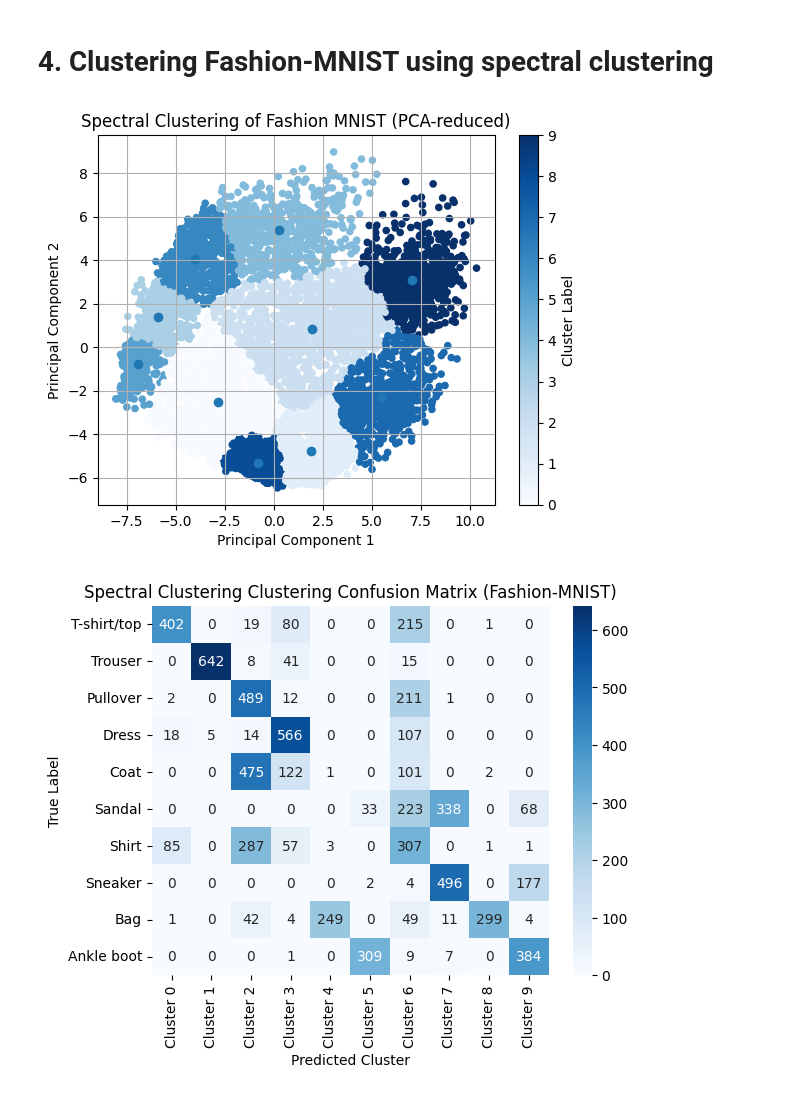
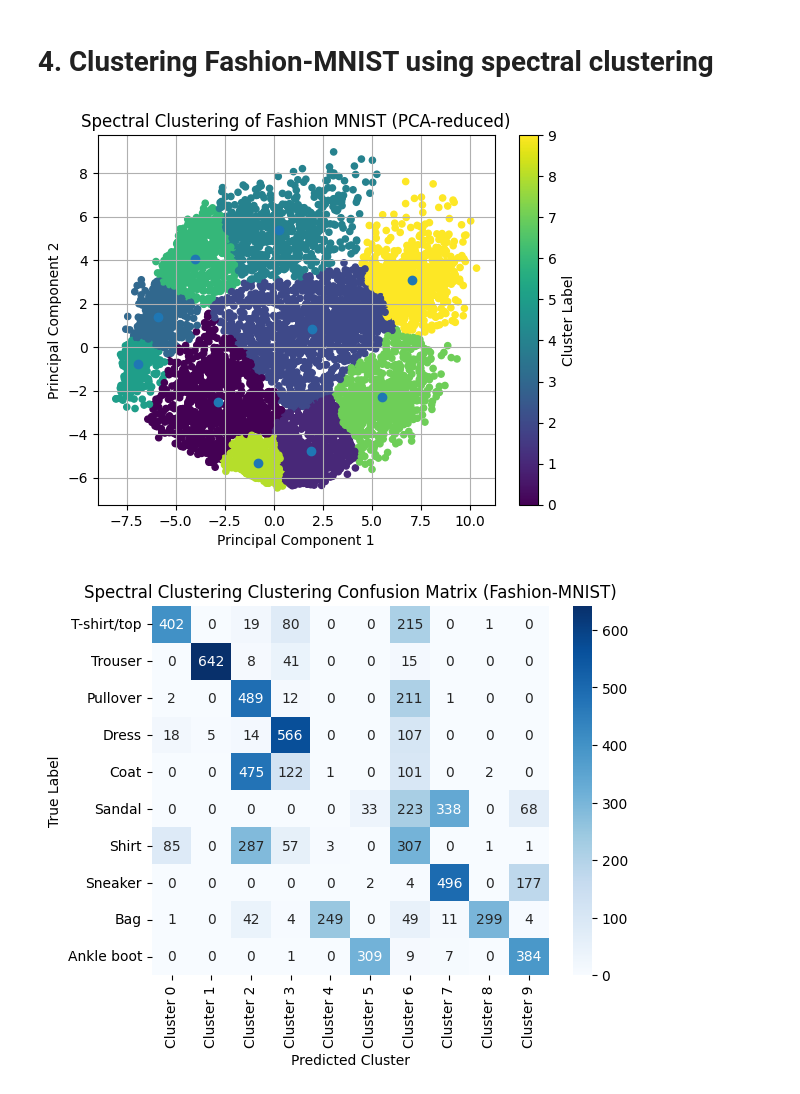
Before and after one commit to Shinyhunter95/math-data-science-course-Project2, a Jupyter notebook: project2.ipynb, the cells around one changed output. Saved outputs shown, nothing was run; the diff lists cells and outputs as text; code cells hidden in the pictures.

```diff
--- a/project2.ipynb
+++ b/project2.ipynb
@@ -314,40 +287,40 @@ X_10_flat = X_10.reshape(X_10.shape[0], -1)
 #Normalize the pixel values
 X_10_normalized = X_10_flat / 255.0
 
+#There are 10 clusters in the data
 n_clusters = 10
 
+#Clustering
 spectral_clustering = SpectralClustering(
     n_clusters=n_clusters,
     affinity='nearest_neighbors',
     n_neighbors=10,
     assign_labels='kmeans',
     random_state=0,
-    n_init=10 # Number of times the k-means algorithm is run with different centroid seeds
-)
+    n_init=10)
 
 spectral_clustering.fit(X_10_normalized)
 spectral_clustering_labels = spectral_clustering.labels_
 
-pca = PCA(n_components=2)  # Reduce to 2 components for 2D scatter plot visualization
+#Reduce to 2 components for plotting
+pca = PCA(n_components=2)
 X_10_normalized_reduced = pca.fit_transform(X_10_normalized)
 
-# Fit the model and get cluster labels
+#Fit the model and get cluster labels
 labels_reduced = spectral_clustering.fit_predict(X_10_normalized_reduced)
 
 cluster_centers = []
 for i in range(n_clusters):
     cluster_points = X_pca[labels_reduced == i]
-    if len(cluster_points) > 0: # Check if cluster is not empty
+    if len(cluster_points) > 0: #Check if cluster is not empty
         cluster_centers.append(np.mean(cluster_points, axis=0))
     else:
-        cluster_centers.append(np.array([np.nan, np.nan])) # Handle empty clusters
+        cluster_centers.append(np.array([np.nan, np.nan])) #Handle empty clusters
 cluster_centers = np.array(cluster_centers)
 
-
-
-# 4. Create Scatter Plot
+#Scatter Plot
 plt.figure()
-scatter = plt.scatter(X_10_normalized_reduced[:, 0], X_10_normalized_reduced[:, 1], c=labels_reduced, cmap='Blues', s=20)
+scatter = plt.scatter(X_10_normalized_reduced[:, 0], X_10_normalized_reduced[:, 1], c=labels_reduced, cmap='viridis', s=20)
 plt.scatter(cluster_centers[:, 0], cluster_centers[:, 1],)
 plt.title('Spectral Clustering of Fashion MNIST (PCA-reduced)')
 plt.xlabel('Principal Component 1')
@@ -356,66 +329,53 @@ plt.colorbar(scatter, label='Cluster Label')
 plt.grid(True)
 plt.show()
 
-
-# 3. Create a label mapping function
+#Label mapping function
 def find_label_mapping(y_true, y_pred, n_clusters):
-    """
-    Finds the optimal mapping between true and predicted labels.
-    Uses the Hungarian algorithm via scipy.optimize.linear_sum_assignment.
-    """
-    # Create a contingency matrix where entry (i, j) is the number of samples
-    # from true class i assigned to predicted cluster j.
     contingency_matrix = confusion_matrix(y_true, y_pred)
-
-    # Use the Hungarian algorithm to find the mapping that maximizes accuracy.
     row_ind, col_ind = linear_sum_assignment(-contingency_matrix)
-
     mapping = {cluster_id: true_label for cluster_id, true_label in zip(col_ind, row_ind)}
-
     return mapping
 
-# Find the best mapping from cluster labels to true labels
 mapping = find_label_mapping(y_10, spectral_clustering_labels, n_clusters)
 spectral_clustering_labels_mapped = np.array([mapping[label] for label in spectral_clustering_labels])
 
-# 4. Generate and plot the confusion matrix
+#Plot the confusion matrix
 cm = confusion_matrix(y_10, spectral_clustering_labels_mapped)
 
-# Use Seaborn to create a more visually appealing plot
 plt.figure()
 sns.heatmap(cm, annot=True, fmt='d', cmap='Blues',
             xticklabels=[f"Cluster {i}" for i in range(n_clusters)],
             yticklabels=[
                 'T-shirt/top', 'Trouser', 'Pullover', 'Dress', 'Coat',
                 'Sandal', 'Shirt', 'Sneaker', 'Bag', 'Ankle boot'
             ])
 plt.title('Spectral Clustering Clustering Confusion Matrix (Fashion-MNIST)')
 plt.xlabel('Predicted Cluster')
 plt.ylabel('True Label')
 plt.show()
 
 #Elbow
 wcss = []
-k_range = range(2, 15) # Test a range of k values
+k_range = range(1, 11)
 
+#There is no way to directly pull inertia so we will compute it here
 for k in k_range:
     spectral_k = SpectralClustering(n_clusters=k, affinity='nearest_neighbors',
                                     n_neighbors=10, assign_labels='kmeans', random_state=0)
     labels_k = spectral_k.fit_predict(X_10_normalized_reduced)
 
-    # Calculate WCSS using KMeans on the spectral embedding for consistency
     kmeans_wcss = KMeans(n_clusters=k, random_state=0, n_init='auto')
     kmeans_wcss.fit(X_10_normalized_reduced)
     wcss.append(kmeans_wcss.inertia_)
 
 plt.figure()
 plt.plot(k_range, wcss, marker='o')
 plt.title('Elbow Method for Spectral Clustering')
 plt.xlabel('Number of Clusters (k)')
 plt.ylabel('Within-Cluster Sum of Squares (WCSS)')
 plt.xticks(k_range)
 plt.grid(True)
 plt.show()
 # %% [output]
-[figure, old version]
+[figure, new version]
 [figure]
```
Also changed, not shown: parts of 3 cells of this notebook.
